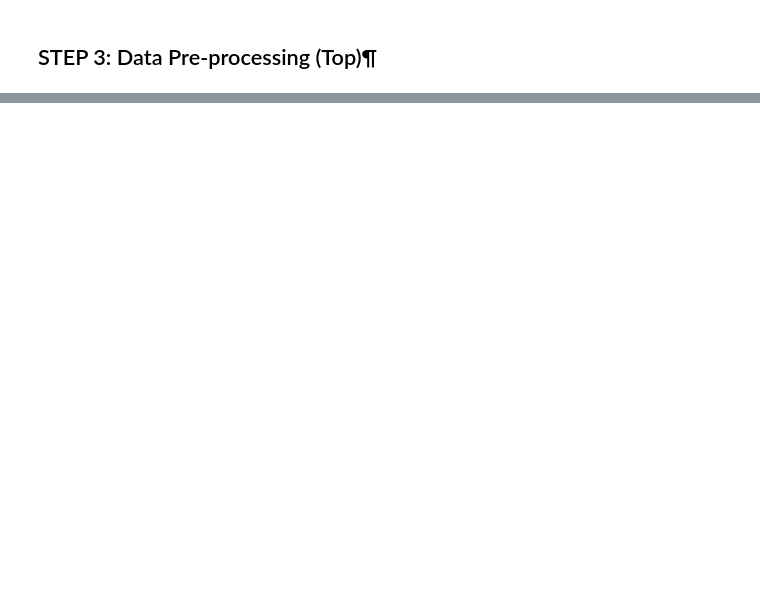
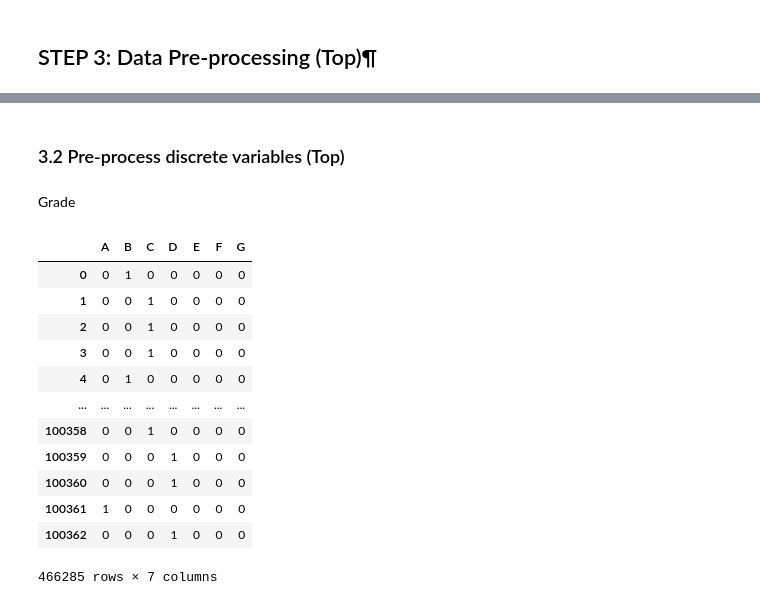
Before and after one commit to ai-portfolio/credit_risk_modeling, a Jupyter notebook: lib/notebooks/1.0_credit_risk_modeling_eda_ng.ipynb, the cells around one changed output, grey strips where cells are left out. Saved outputs shown, nothing was run; the diff lists cells and outputs as text; code cells hidden in the pictures; blank space fills up the shorter version.

```diff
--- a/lib/notebooks/1.0_credit_risk_modeling_eda_ng.ipynb
+++ b/lib/notebooks/1.0_credit_risk_modeling_eda_ng.ipynb
@@ -180,0 +342,2 @@ df
+# %%
+df['mths_since_earliest_cr_line'][df['mths_since_earliest_cr_line'] < 0] = df['mths_since_earliest_cr_line'].max()
@@ -180,0 +379,2 @@ df
+# %%
+df['term_int'] = df['term'].str.replace(' months', '')
@@ -180,0 +385,2 @@ df
+# %%
+df['term_int'] = pd.to_numeric(df['term_int'])
@@ -180,0 +429,20 @@ df
+# %% [markdown]
+### 3.2 Pre-process discrete variables (Top)
+# %% [markdown]
+Grade
+# %%
+pd.get_dummies(df['grade'])
+# %% [output]
+|  | A | B | C | D | E | F | G |
+| 0 | 0 | 1 | 0 | 0 | 0 | 0 | 0 |
+| 1 | 0 | 0 | 1 | 0 | 0 | 0 | 0 |
+| 2 | 0 | 0 | 1 | 0 | 0 | 0 | 0 |
+| 3 | 0 | 0 | 1 | 0 | 0 | 0 | 0 |
+| 4 | 0 | 1 | 0 | 0 | 0 | 0 | 0 |
+| ... | ... | ... | ... | ... | ... | ... | ... |
+| 100358 | 0 | 0 | 1 | 0 | 0 | 0 | 0 |
+| 100359 | 0 | 0 | 0 | 1 | 0 | 0 | 0 |
+| 100360 | 0 | 0 | 0 | 1 | 0 | 0 | 0 |
+| 100361 | 1 | 0 | 0 | 0 | 0 | 0 | 0 |
+| 100362 | 0 | 0 | 0 | 1 | 0 | 0 | 0 |
+466285 rows × 7 columns
```
Also changed, not shown: parts of 84 cells of this notebook, 4 other files.
